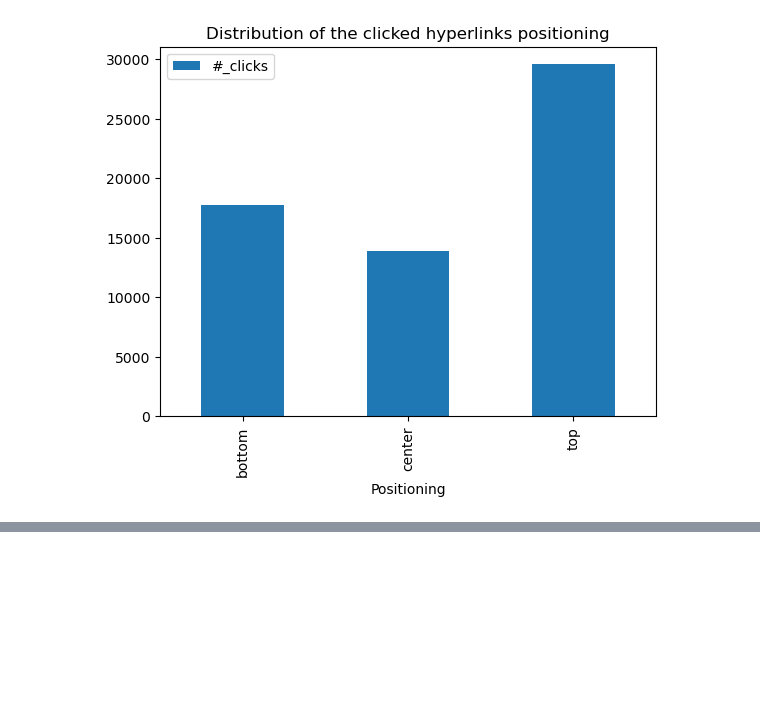
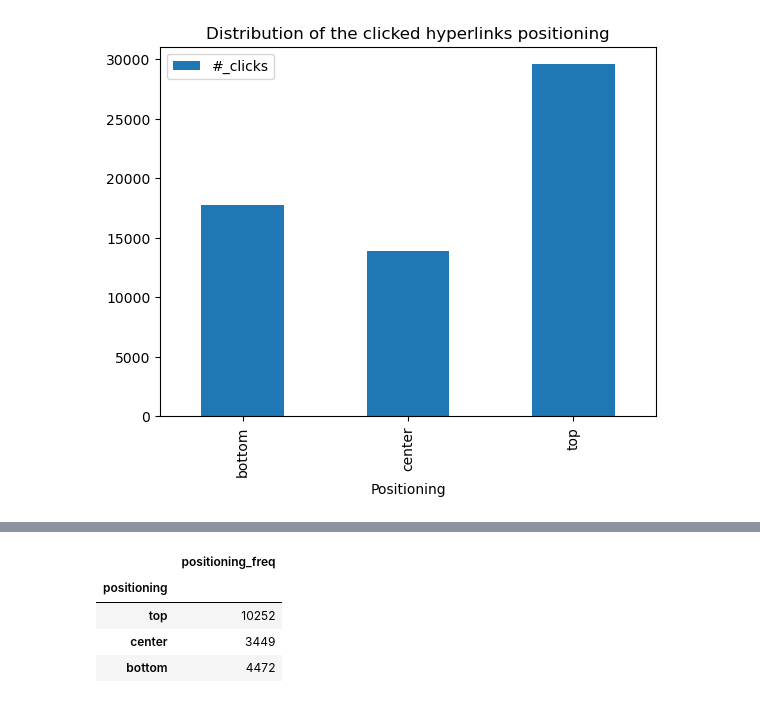
Before and after one commit to epfl-ada/ada-2022-project-theadalyzers, a Jupyter notebook: P2.ipynb, the cells around one changed output, grey strips where cells are left out. Saved outputs shown, nothing was run; the diff lists cells and outputs as text; code cells hidden in the pictures; blank space fills up the shorter version.

```diff
--- a/P2.ipynb
+++ b/P2.ipynb
@@ -508,0 +486,10 @@ Text(0.5, 0, 'Positioning')
+# %%
+positioning_freq_df_grouped=positioning_freq_df.groupby('positioning').sum()
+positioning_freq_df_grouped
+#positioning_freq_df_grouped.loc[positioning_freq_df_grouped['positioning_freq']>1]
+# %% [output]
+|  | positioning_freq |
+| positioning |  |
+| top | 10252 |
+| center | 3449 |
+| bottom | 4472 |
```
Also changed, not shown: parts of 26 cells of this notebook.
